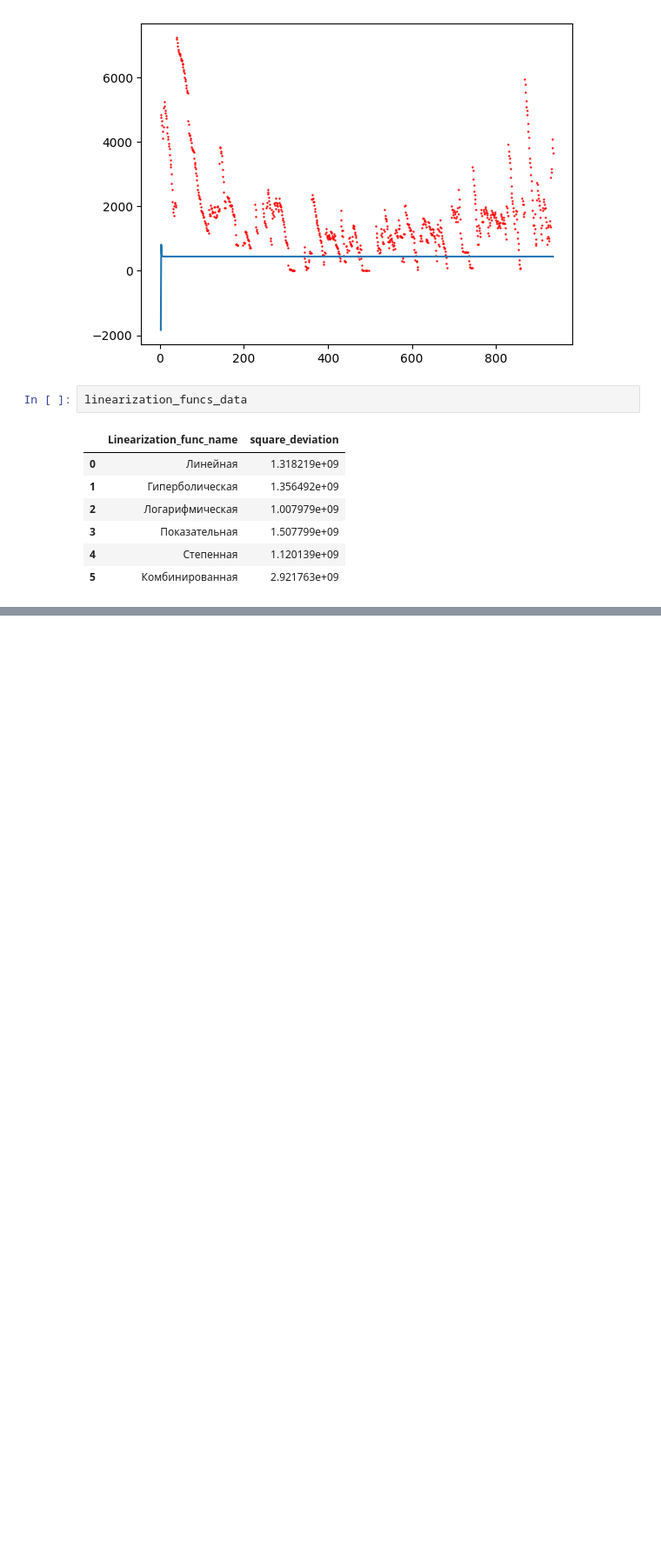
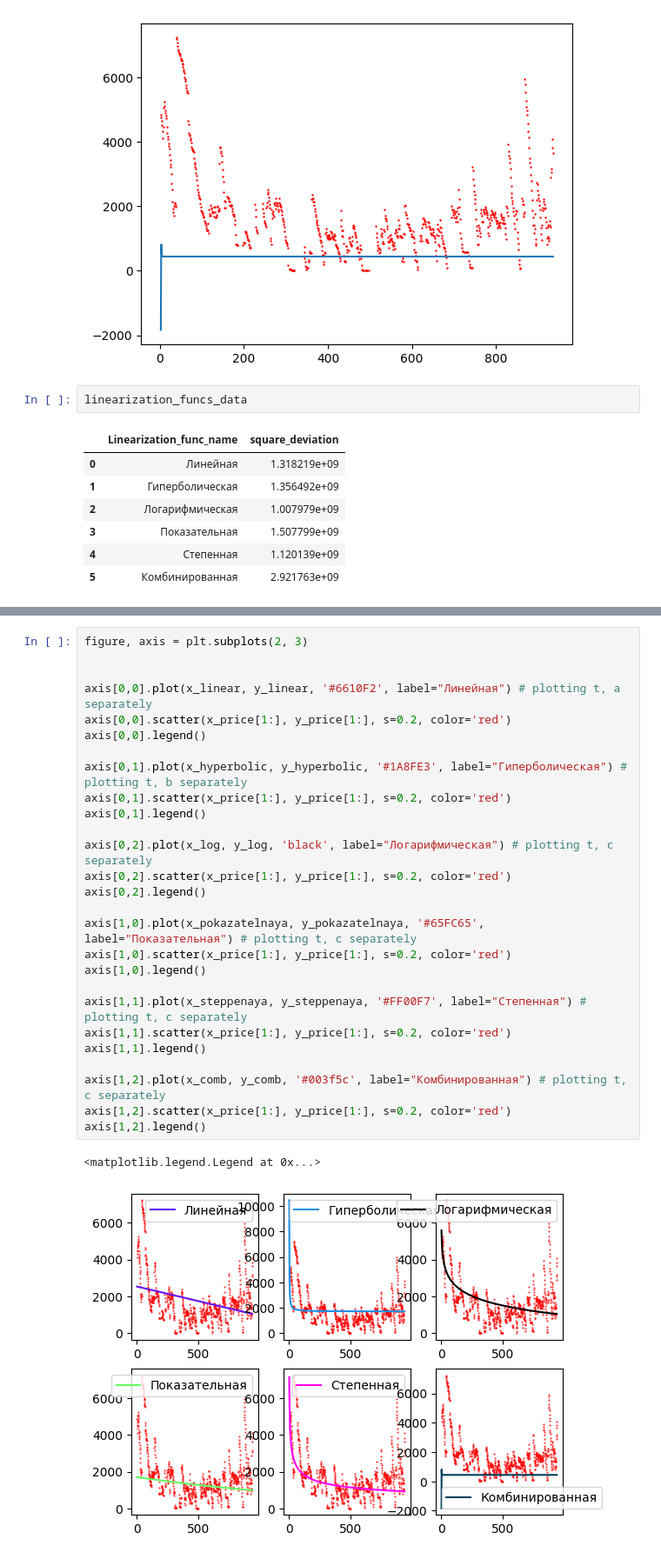
Before and after one commit to CepbluKot/info_processing_labs, a Jupyter notebook: lab3/main_lr3_handmade.ipynb, the cells around one changed output, grey strips where cells are left out. Shown: that part at 87% size. Drawn from its saved outputs; the diff is of its cells as text; blank space fills up the shorter version.

```diff
--- a/lab3/main_lr3_handmade.ipynb
+++ b/lab3/main_lr3_handmade.ipynb
@@ -394,0 +395,30 @@ plt.scatter(x_price[1:], y_price[1:], s=0.2, color='red')
+# %%
+figure, axis = plt.subplots(2, 3)
+
+
+axis[0,0].plot(x_linear, y_linear, '#6610F2', label="Линейная") # plotting t, a separately
+axis[0,0].scatter(x_price[1:], y_price[1:], s=0.2, color='red')
+axis[0,0].legend()
+
+axis[0,1].plot(x_hyperbolic, y_hyperbolic, '#1A8FE3', label="Гиперболическая") # plotting t, b separately
+axis[0,1].scatter(x_price[1:], y_price[1:], s=0.2, color='red')
+axis[0,1].legend()
+
+axis[0,2].plot(x_log, y_log, 'black', label="Логарифмическая") # plotting t, c separately
+axis[0,2].scatter(x_price[1:], y_price[1:], s=0.2, color='red')
+axis[0,2].legend()
+
+axis[1,0].plot(x_pokazatelnaya, y_pokazatelnaya, '#65FC65', label="Показательная") # plotting t, c separately
+axis[1,0].scatter(x_price[1:], y_price[1:], s=0.2, color='red')
+axis[1,0].legend()
+
+axis[1,1].plot(x_steppenaya, y_steppenaya, '#FF00F7', label="Степенная") # plotting t, c separately
+axis[1,1].scatter(x_price[1:], y_price[1:], s=0.2, color='red')
+axis[1,1].legend()
+
+axis[1,2].plot(x_comb, y_comb, '#003f5c', label="Комбинированная") # plotting t, c separately
+axis[1,2].scatter(x_price[1:], y_price[1:], s=0.2, color='red')
+axis[1,2].legend()
+# %% [output]
+<matplotlib.legend.Legend at 0x...>
+[figure, added]
```
Also changed, not shown: parts of 1 cell of this notebook.
